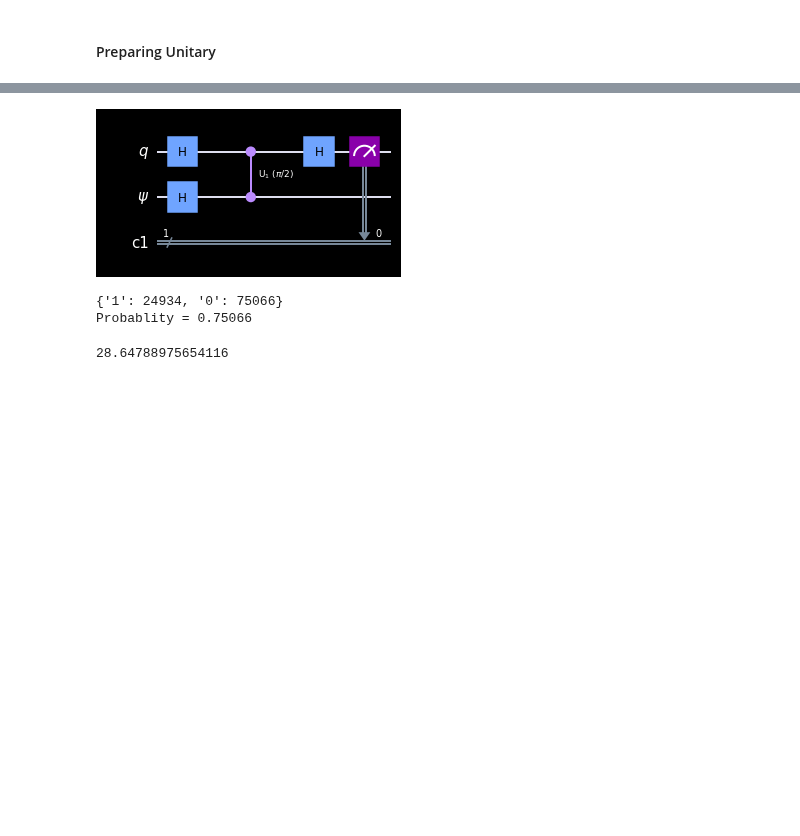
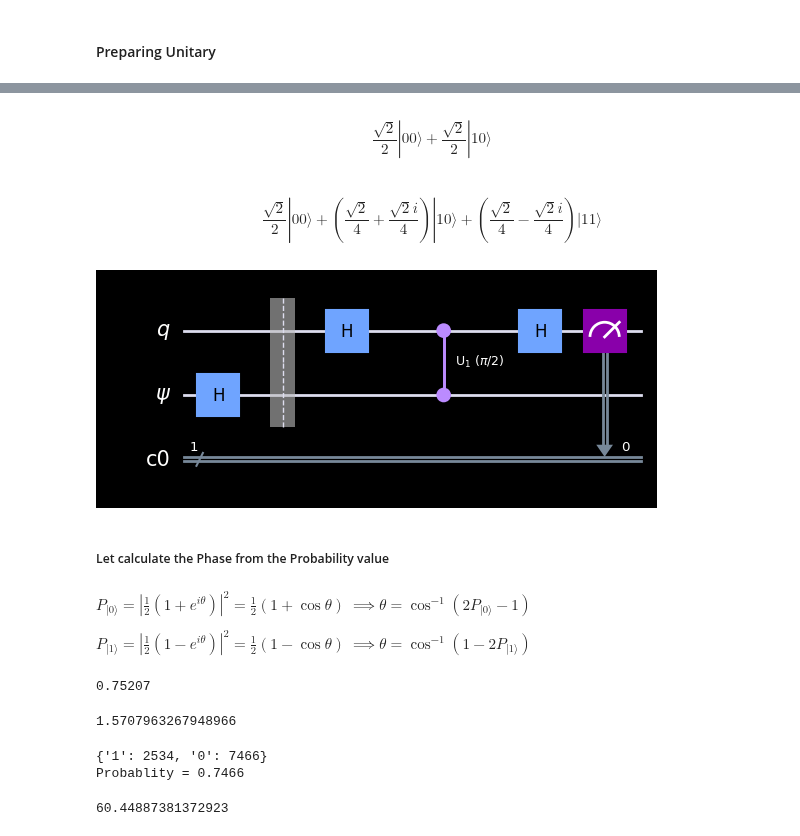
Before and after one commit to arque1393/QuantumLearning, a Jupyter notebook: QuantumAlgorithm/Shor's Algorithm.ipynb, the cells around one changed output, grey strips where cells are left out. Cells and saved outputs as stored; diff of their text form; code cells hidden in the pictures; blank space fills up the shorter version.

```diff
--- a/QuantumAlgorithm/Shor's Algorithm.ipynb
+++ b/QuantumAlgorithm/Shor's Algorithm.ipynb
@@ -109,0 +127,5 @@ test_circuit.draw('mpl')
+# %%
+## Create Controled Unitary gate
+phase = 90
+phase = np.deg2rad(phase)
+cu1 = CU1Gate(phase)
@@ -110,33 +135,76 @@ test_circuit.draw('mpl')
 # %%
 # Define QRegisters psi and q
 psi = q.QuantumRegister(1, name='\psi')
 q1 = q.QuantumRegister(1, name='q')
-c1 = q.ClassicalRegister(1,name='c1')
+c1 = q.ClassicalRegister(1,name='c0')
 # Creating Circuit
 circ = q.QuantumCircuit(q1,psi,c1)
-circ.h(1)
-# circ.s(1)
+# Preparing Psi
+circ.h(1);
+
+circ.barrier()
+
+
+## Display Statevector
+result = q.execute(circ,backend=sv_sim).result()
+sv = result.get_statevector()
+disp(sv.draw('latex'))
+
+
+## Preparing QPE Part
 circ.h(0)
 # circ.cu(0,1)
 circ.append(cu1,[0,1])
+# circ.p(phase,1)
+
 circ.h(0)
+
+## Display Statevector
+result = q.execute(circ,backend=sv_sim).result()
+sv = result.get_statevector()
+disp(sv.draw('latex'))
+
+
 circ.measure(0,0)
 
 circ.draw('mpl',style=style)
 # def add_phase(circ):
 # %% [output]
+$$\frac{\sqrt{2}}{2} |00\rangle+\frac{\sqrt{2}}{2} |10\rangle$$
+$$\frac{\sqrt{2}}{2} |00\rangle+(\frac{\sqrt{2}}{4} + \frac{\sqrt{2} i}{4}) |10\rangle+(\frac{\sqrt{2}}{4} - \frac{\sqrt{2} i}{4}) |11\rangle$$
-[figure, old version]
+[figure, new version]
+# %% [markdown]
+ ##### Let calculate the Phase from the Probability value
+# %% [markdown]
+ $P_{|0\rangle} = \left|\frac{1}{2}\left(1+e^{i\theta}\right) \right|^2 = \frac{1}{2}\left(1+\cos\theta\right)$
+ $\implies \theta = \cos^{-1}(2P_{|0\rangle}-1)$
+
+ $P_{|1\rangle} = \left|\frac{1}{2}\left(1-e^{i\theta}\right) \right|^2 = \frac{1}{2}\left(1-\cos\theta\right)$
+  $\implies \theta = \cos^{-1}(1- 2P_{|1\rangle})$
+# %%
+def counts_probablity(counts, qbit = '0'):
+    return counts['0']/sum(counts.values())
+disp(counts_probablity({'0': 75207, '1': 24793}))
+
+def probability_to_phase(p,bit=0):
+    if bit==0: return np.arccos(2*p-1)
+    elif bit==1: return np.arccos(1-2*p)
+    else: raise "bit argument must int and in {0,1}"
+probability_to_phase(.5)
+# %% [output]
+0.75207
+1.5707963267948966
 # %%
 qasm_sim = Aer.get_backend('qasm_simulator')
-counts = q.execute(circ, qasm_sim, shots=100000).result().get_counts()
+counts = q.execute(circ, qasm_sim, shots=10000).result().get_counts()
 print(counts)
 prob = counts_probablity(counts)
 print(f'Probablity = {prob}')
 # %% [output]
-{'1': 24934, '0': 75066}
-Probablity = 0.75066
+{'1': 2534, '0': 7466}
+Probablity = 0.7466
 # %%
-estimate_phase = np.rad2deg(1/2)
+estimate_phase = np.rad2deg(probability_to_phase(prob,bit=0))
 estimate_phase
 # %% [output]
-28.64788975654116
+60.44887381372923
```
Also changed, not shown: parts of 13 cells of this notebook.
